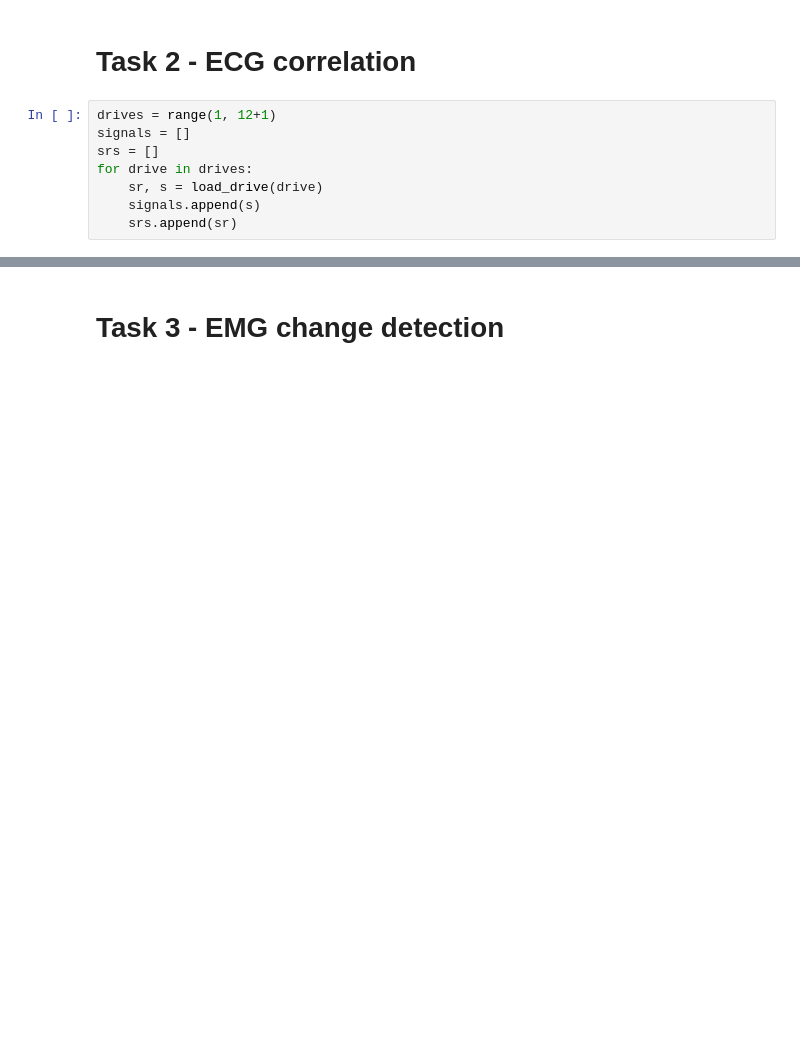
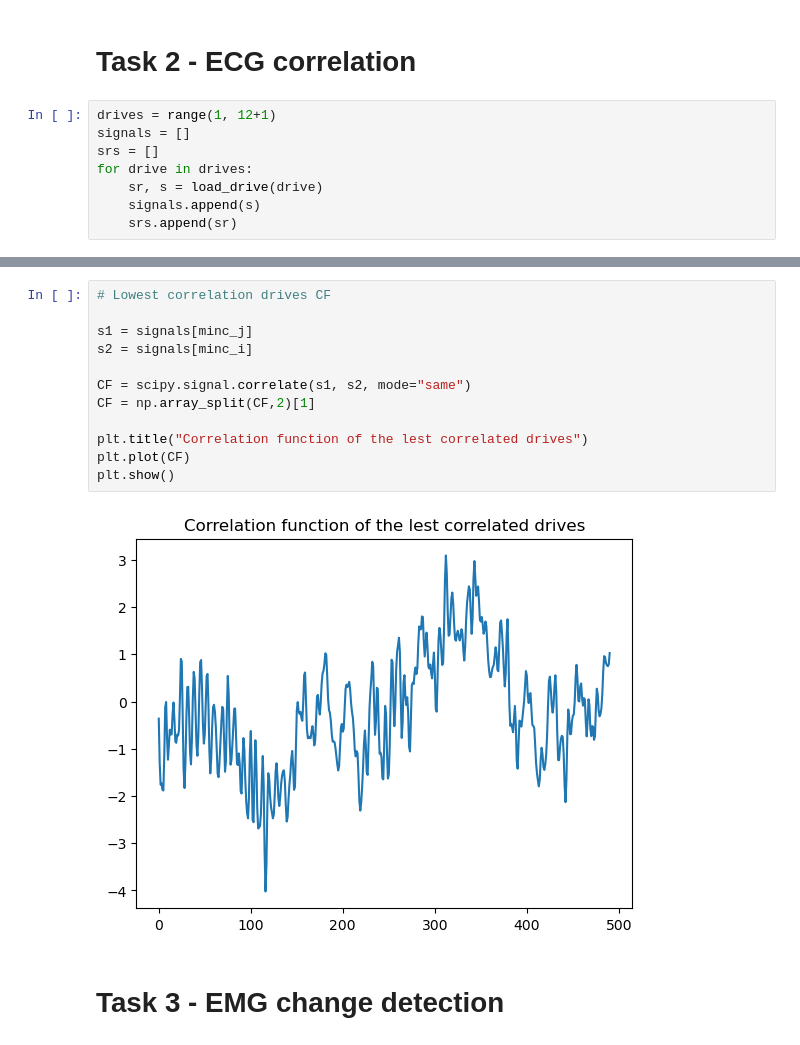
Before and after one commit to MQ37/ecg-emg-processing, a Jupyter notebook: Semestral1.ipynb, the cells around one changed output, grey strips where cells are left out. Drawn from its saved outputs; the diff is of its cells as text; blank space fills up the shorter version.

```diff
--- a/Semestral1.ipynb
+++ b/Semestral1.ipynb
@@ -298,3 +283,17 @@ plt.plot(signals[3][:100])
+# %%
+# Lowest correlation drives CF
+
+s1 = signals[minc_j]
+s2 = signals[minc_i]
+
+CF = scipy.signal.correlate(s1, s2, mode="same")
+CF = np.array_split(CF,2)[1]
+
+plt.title("Correlation function of the lest correlated drives")
+plt.plot(CF)
+plt.show()
+# %% [output]
+[figure, added]
 # %% [markdown]
 # Task 3 - EMG change detection
 # %%
```
Also changed, not shown: parts of 10 cells of this notebook.
